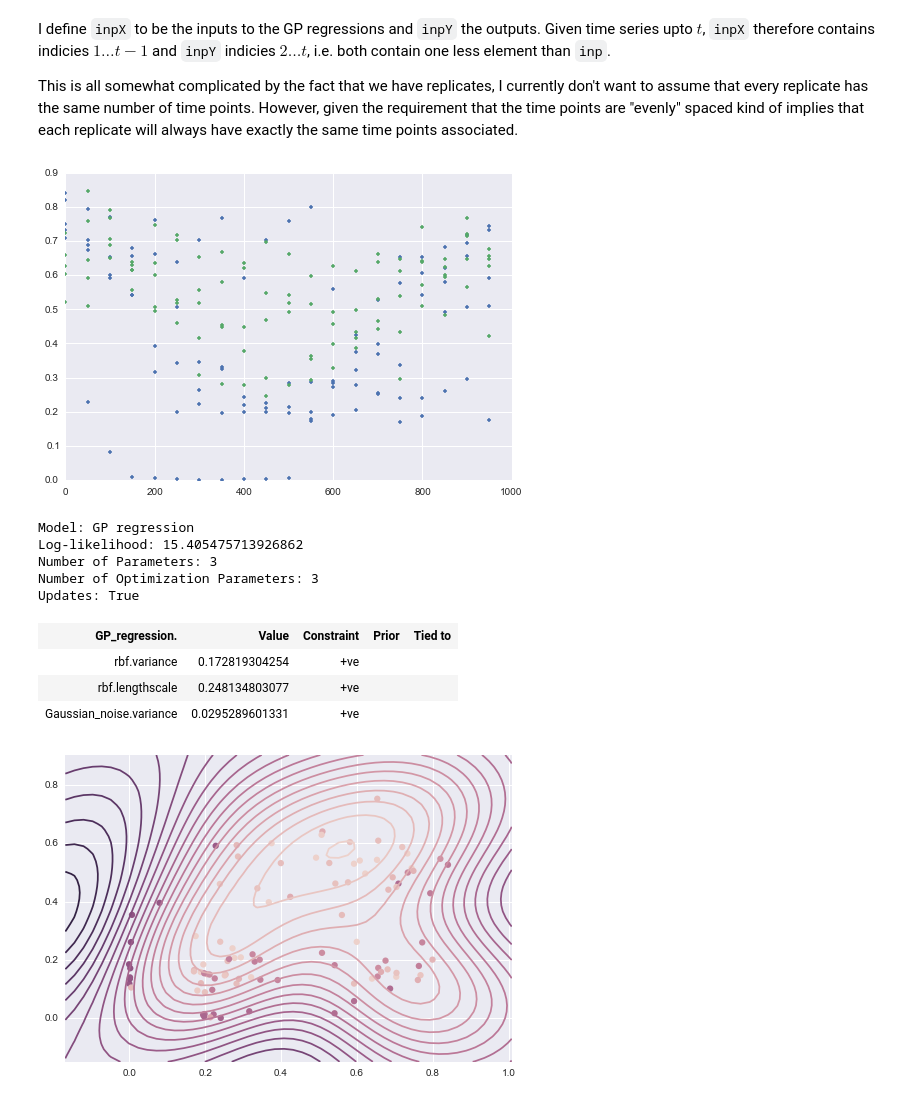
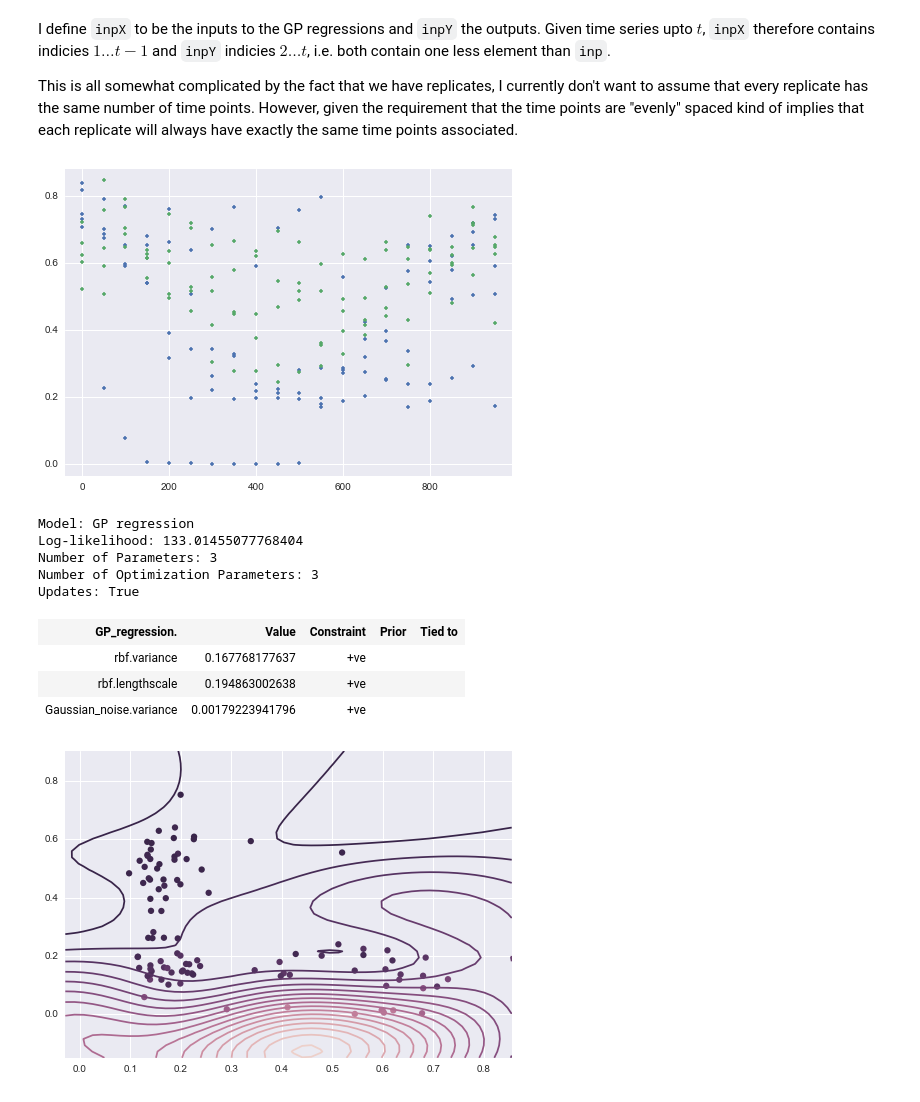
Before and after one commit to smason/ip2, a Jupyter notebook: csi.ipynb, the cells around one changed output. Drawn from its saved outputs; the diff is of its cells as text; code cells hidden in the pictures.

```diff
--- a/csi.ipynb
+++ b/csi.ipynb
@@ -83,24 +79,25 @@ inpY = inp.iloc[slice(None),ix].T
 # %%
 plt.plot([b for a,b in inpX.index],
          inpX[["Gene1","Gene2"]],'.');
+plt.margins(0.04)
 # %% [output]
-[figure, old version]
+[figure, new version]
 # %%
-m = GPy.models.GPRegression(inpX[["Gene1","Gene8"]],inpY[["Gene10"]])
+m = GPy.models.GPRegression(inpX[["Gene4","Gene8"]],inpY[["Gene7"]])
 m.optimize()
 m.plot(cmap=sns.cubehelix_palette(reverse=True, as_cmap=True));
 m
 # %% [output]
 Model: GP regression
-Log-likelihood: 15.405475713926862
+Log-likelihood: 133.01455077768404
 Number of Parameters: 3
 Number of Optimization Parameters: 3
 Updates: True
 | GP_regression. | Value | Constraint | Prior | Tied to |
-| rbf.variance | 0.172819304254 | +ve |  |  |
-| rbf.lengthscale | 0.248134803077 | +ve |  |  |
-| Gaussian_noise.variance | 0.0295289601331 | +ve |  |  |
+| rbf.variance | 0.167768177637 | +ve |  |  |
+| rbf.lengthscale | 0.194863002638 | +ve |  |  |
+| Gaussian_noise.variance | 0.00179223941796 | +ve |  |  |
-[figure, old version]
+[figure, new version]
 # %%
 cc = csi.Csi(inp)
 em = cc.getEm()
```
Also changed, not shown: parts of 12 cells of this notebook.
